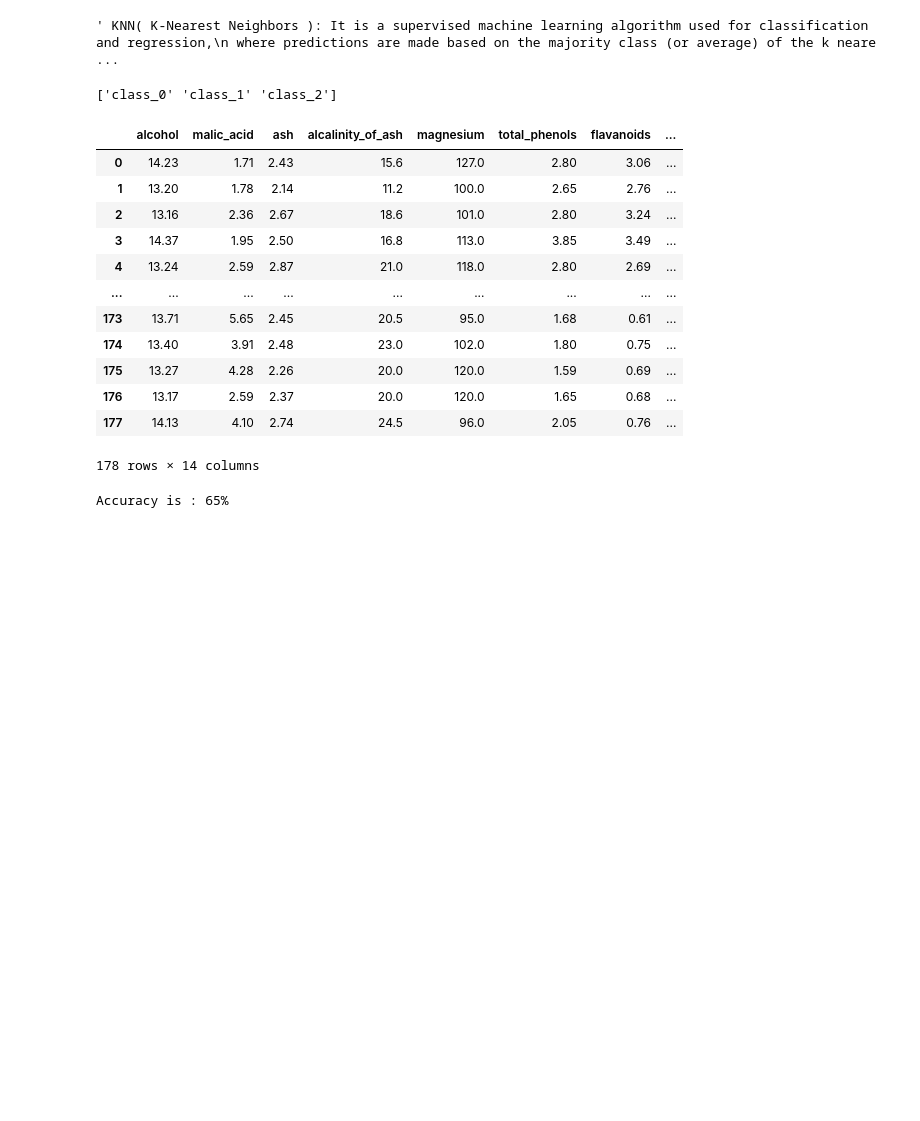
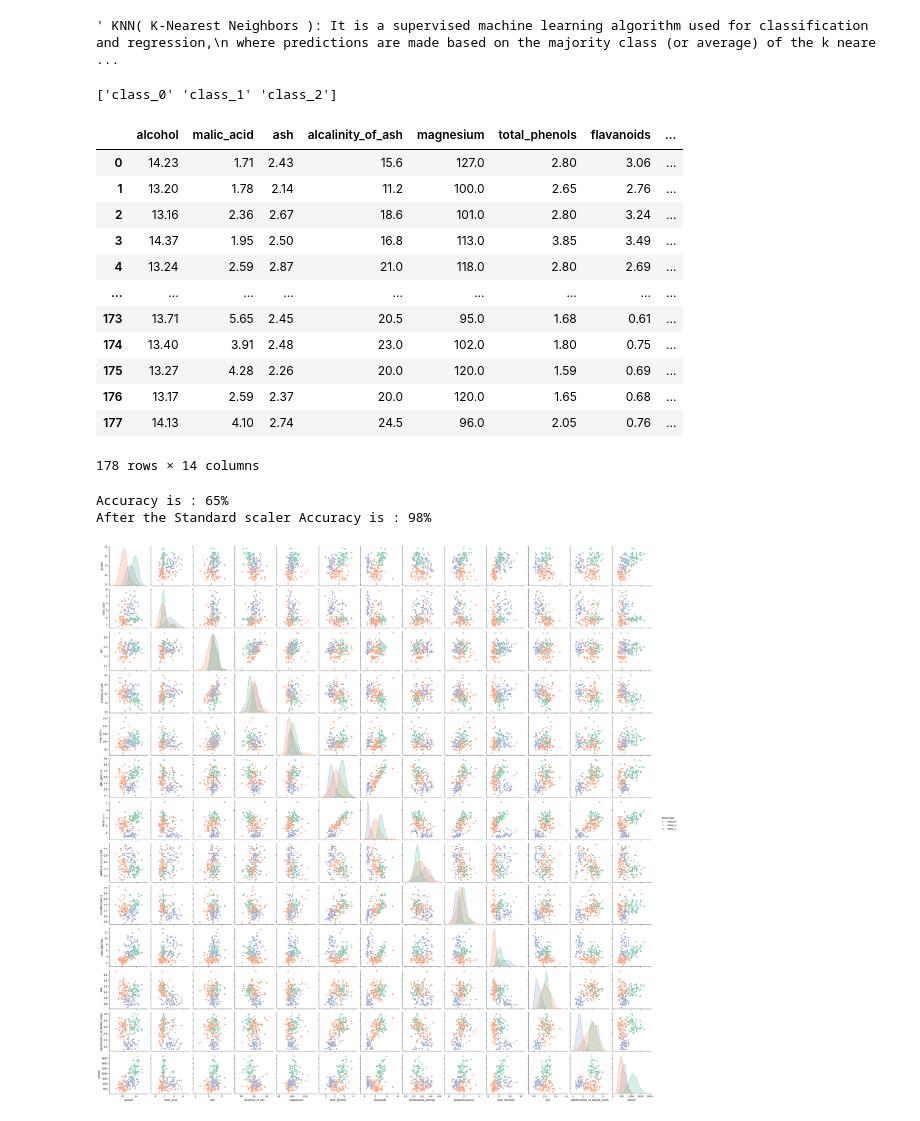
Before and after one commit to vedprakash8721/Abhishek-Data-Science-Portfolio, a Jupyter notebook: Machine Learning/KNN.ipynb, the cells around one changed output. Saved outputs shown, nothing was run; the diff lists cells and outputs as text; code cells hidden in the pictures; blank space fills up the shorter version.

Commit message:
Improving the accuracy of KNN using StandardScaler( )

```diff
--- a/Machine Learning/KNN.ipynb
+++ b/Machine Learning/KNN.ipynb
@@ -23,33 +23,47 @@ print(names)
 df=pd.DataFrame(x,columns=data.feature_names)
 df['wine class']=data.target # setting a column name
 df['wine class']=df['wine class'].replace(to_replace=[0,1,2],value=['class_0','class_1','class_2']) # replacing the column name with class_0 etc
 display(df)
 
-# sns.pairplot(data=df,hue='wine class',palette='Set2')
+sns.pairplot(data=df,hue='wine class',palette='Set2')
 from sklearn.model_selection import train_test_split # impoting function to split the data and train ,test
 x_train,x_test,y_train,y_test=train_test_split(x,y,test_size=0.3,random_state=1) # test size=.3 means training =70% and testing 30 %
 from sklearn.neighbors import KNeighborsClassifier # impoting knn classifier
 import math
 math.sqrt(len(y_test))
 knn=KNeighborsClassifier(n_neighbors=7)
 knn.fit(x_train,y_train) # training the knn model
 pred=knn.predict(x_test)
 from sklearn import metrics # to compare the labels with true labels
-acc=round((metrics.accuracy_score(y_test,pred))*100)
-print(f"Accuracy is : {acc}%")
+metrics.accuracy_score(y_test,pred)
+acc_prt=round((metrics.accuracy_score(y_test,pred))*100)
+print(f"Accuracy is : {acc_prt}%")
+# Accuracy is 65 % which is quit less so we will train our data to standard scaler for better accuracy
+from sklearn.preprocessing import StandardScaler
+sc=StandardScaler() # instance
+x_train=sc.fit_transform(x_train)
+x_test=sc.fit_transform(x_test)
+knn1=KNeighborsClassifier(n_neighbors=7,metric='euclidean')
+knn1.fit(x_train,y_train)
+pred2=knn1.predict(x_test)
+acc_prt2=metrics.accuracy_score(y_test,pred2)
+acc_prt2=round((metrics.accuracy_score(y_test,pred2))*100)
+print(f"After the Standard scaler Accuracy is : {acc_prt2}%")
 # %% [output]
 ['class_0' 'class_1' 'class_2']
 |  | alcohol | malic_acid | ash | alcalinity_of_ash | magnesium | total_phenols | flavanoids | ... |
 | 0 | 14.23 | 1.71 | 2.43 | 15.6 | 127.0 | 2.80 | 3.06 | ... |
 | 1 | 13.20 | 1.78 | 2.14 | 11.2 | 100.0 | 2.65 | 2.76 | ... |
 | 2 | 13.16 | 2.36 | 2.67 | 18.6 | 101.0 | 2.80 | 3.24 | ... |
 | 3 | 14.37 | 1.95 | 2.50 | 16.8 | 113.0 | 3.85 | 3.49 | ... |
 | 4 | 13.24 | 2.59 | 2.87 | 21.0 | 118.0 | 2.80 | 2.69 | ... |
 | ... | ... | ... | ... | ... | ... | ... | ... | ... |
 | 173 | 13.71 | 5.65 | 2.45 | 20.5 | 95.0 | 1.68 | 0.61 | ... |
 | 174 | 13.40 | 3.91 | 2.48 | 23.0 | 102.0 | 1.80 | 0.75 | ... |
 | 175 | 13.27 | 4.28 | 2.26 | 20.0 | 120.0 | 1.59 | 0.69 | ... |
 | 176 | 13.17 | 2.59 | 2.37 | 20.0 | 120.0 | 1.65 | 0.68 | ... |
 | 177 | 14.13 | 4.10 | 2.74 | 24.5 | 96.0 | 2.05 | 0.76 | ... |
 178 rows × 14 columns
 Accuracy is : 65%
+After the Standard scaler Accuracy is : 98%
+[figure, added]
```
